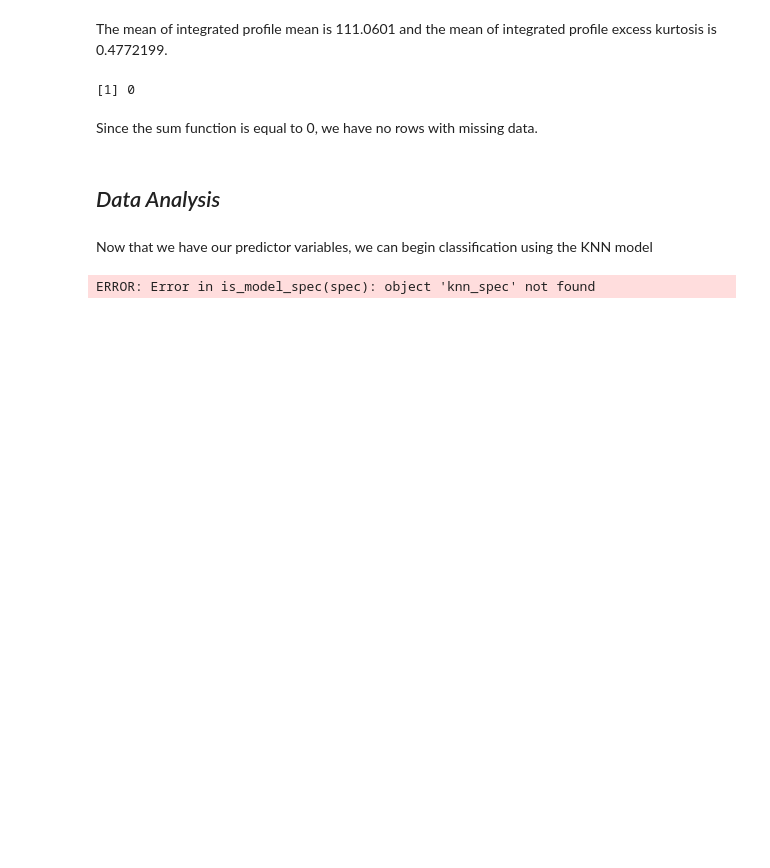
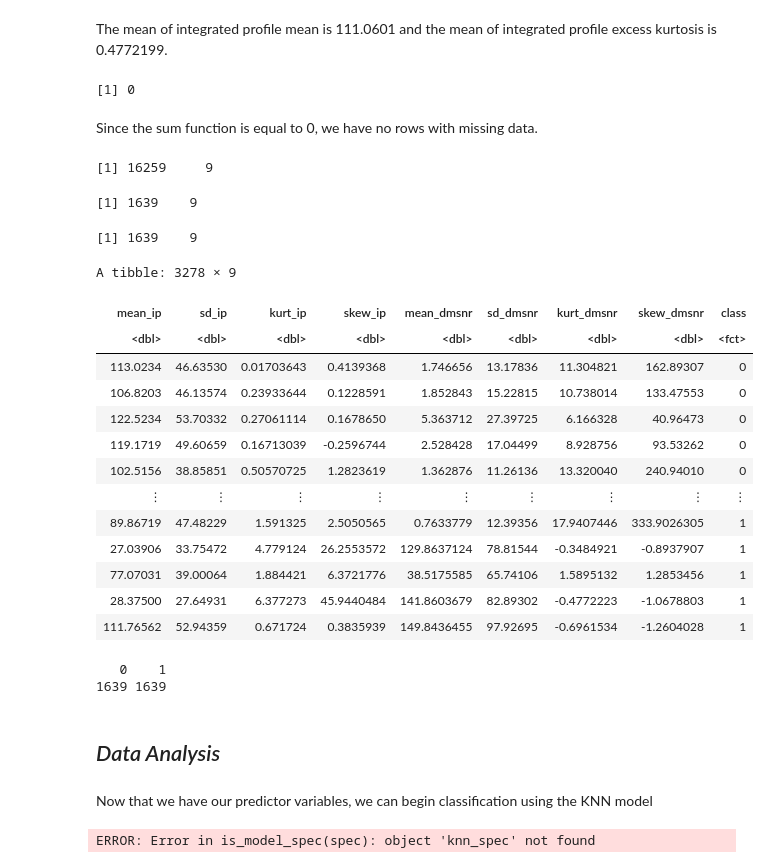
Before and after one commit to splashhhhhh/dsci100-grp165, a Jupyter notebook: Proposal.ipynb, the cells around one changed output. Saved outputs shown, nothing was run; the diff lists cells and outputs as text; code cells hidden in the pictures; blank space fills up the shorter version.

```diff
--- a/Proposal.ipynb
+++ b/Proposal.ipynb
@@ -191,6 +191,47 @@ sum(is.na(pulsar))
 [1] 0
 # %% [markdown]
 Since the sum function is equal to 0, we have no rows with missing data.
+# %%
+# manually downsample
+pulsar_0 <- pulsar %>%
+filter(class == 0)
+dim(pulsar_0)
+# %% [output]
+[1] 16259     9
+# %%
+pulsar_1 <- pulsar %>%
+filter(class == 1)
+dim(pulsar_1)
+# %% [output]
+[1] 1639    9
+# %%
+pulsar_0_down <- pulsar_0 %>% sample_n(1639)
+dim(pulsar_0_down)
+# %% [output]
+[1] 1639    9
+# %%
+balanced <- bind_rows(pulsar_0_down, pulsar_1)
+balanced
+# %% [output]
+A tibble: 3278 × 9
+| mean_ip | sd_ip | kurt_ip | skew_ip | mean_dmsnr | sd_dmsnr | kurt_dmsnr | skew_dmsnr | class |
+| <dbl> | <dbl> | <dbl> | <dbl> | <dbl> | <dbl> | <dbl> | <dbl> | <fct> |
+| 113.0234 | 46.63530 | 0.01703643 | 0.4139368 | 1.746656 | 13.17836 | 11.304821 | 162.89307 | 0 |
+| 106.8203 | 46.13574 | 0.23933644 | 0.1228591 | 1.852843 | 15.22815 | 10.738014 | 133.47553 | 0 |
+| 122.5234 | 53.70332 | 0.27061114 | 0.1678650 | 5.363712 | 27.39725 | 6.166328 | 40.96473 | 0 |
+| 119.1719 | 49.60659 | 0.16713039 | -0.2596744 | 2.528428 | 17.04499 | 8.928756 | 93.53262 | 0 |
+| 102.5156 | 38.85851 | 0.50570725 | 1.2823619 | 1.362876 | 11.26136 | 13.320040 | 240.94010 | 0 |
+| ⋮ | ⋮ | ⋮ | ⋮ | ⋮ | ⋮ | ⋮ | ⋮ | ⋮ |
+| 89.86719 | 47.48229 | 1.591325 | 2.5050565 | 0.7633779 | 12.39356 | 17.9407446 | 333.9026305 | 1 |
+| 27.03906 | 33.75472 | 4.779124 | 26.2553572 | 129.8637124 | 78.81544 | -0.3484921 | -0.8937907 | 1 |
+| 77.07031 | 39.00064 | 1.884421 | 6.3721776 | 38.5175585 | 65.74106 | 1.5895132 | 1.2853456 | 1 |
+| 28.37500 | 27.64931 | 6.377273 | 45.9440484 | 141.8603679 | 82.89302 | -0.4772223 | -1.0678803 | 1 |
+| 111.76562 | 52.94359 | 0.671724 | 0.3835939 | 149.8436455 | 97.92695 | -0.6961534 | -1.2604028 | 1 |
+# %%
+table(balanced$class)
+# %% [output]
+   0    1
+1639 1639
 # %% [markdown]
 ## *Data Analysis*
 # %% [markdown]
```
Also changed, not shown: parts of 4 cells of this notebook.
